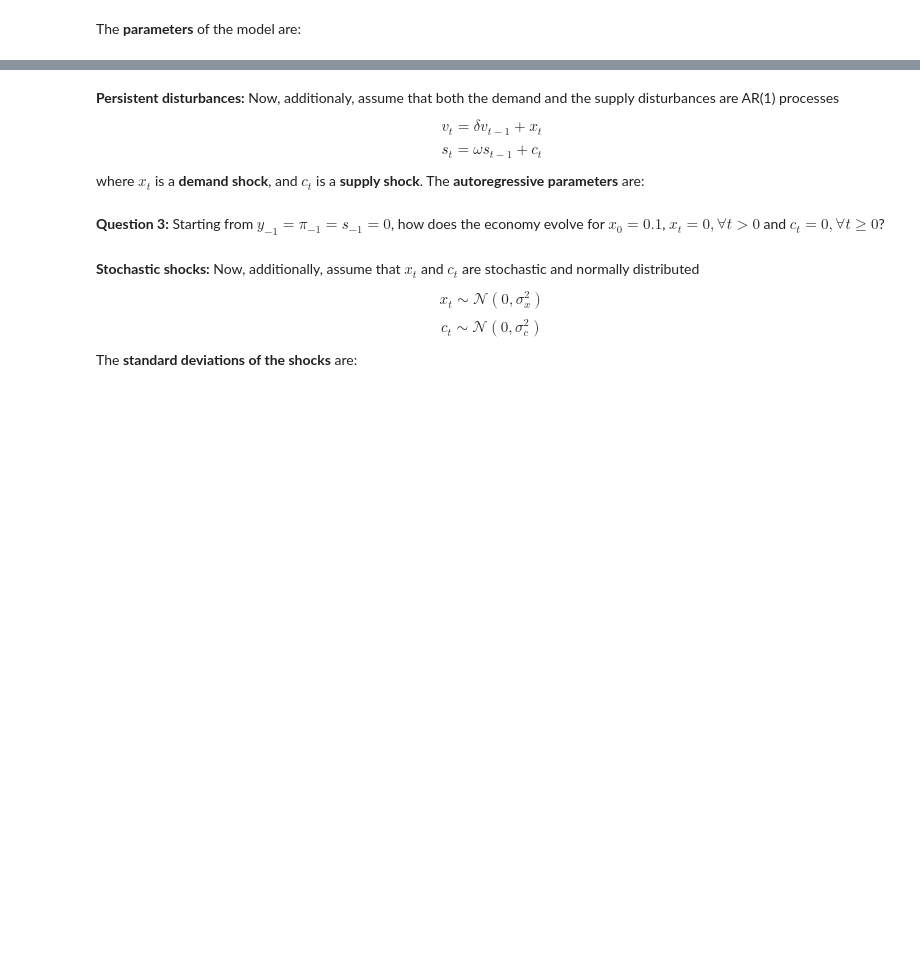
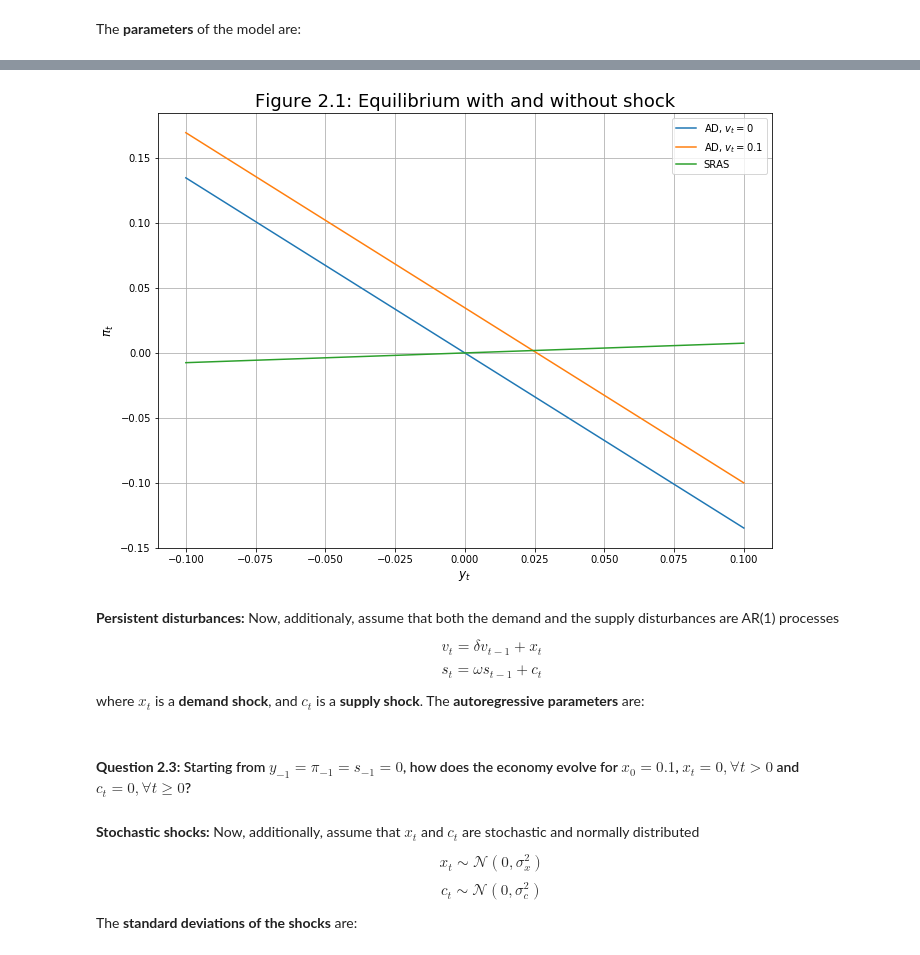
Before and after one commit to NumEconCopenhagen/projects-2019-adu, a Jupyter notebook: examproject/exam_2019.ipynb, the cells around one changed output, grey strips where cells are left out. Saved outputs shown, nothing was run; the diff lists cells and outputs as text; code cells hidden in the pictures; blank space fills up the shorter version.

```diff
--- a/examproject/exam_2019.ipynb
+++ b/examproject/exam_2019.ipynb
@@ -310,3 +412,41 @@ par['gamma'] = 0.075
+# %%
+# First we define the AD and SRAS functions
+def AD_fig(v,y):
+    return (1/(par['h']*par['alpha'])*(v-(1+par['b']*par['alpha'])*y))
+def SRAS_fig(pi_lag,y,y_lag,s,s_lag):
+    return pi_lag + par['gamma']*y - par['phi']*par['gamma']*y_lag + s - par['phi']*s_lag
+# %%
+# Below the needed values for the figure are defined
+y = np.linspace(-0.1,0.1,50)
+
+# Values without shock
+y_lag = 0
+pi_lag = 0
+v = 0
+s = 0
+s_lag = 0
+
+# Only value that changes with shock is v
+v_s = 0.1
+
+AD = AD_fig(v,y)
+AD_shock = AD_fig(v_s,y)
+SRAS = SRAS_fig(pi_lag,y,y_lag,s,s_lag)
+
+# Figure is plotted
+fig = plt.figure(figsize=(11,8))
+ax = fig.add_subplot(1,1,1)
+ax.plot(y,AD, label='AD, $v_t=0$')
+ax.plot(y,AD_shock,label='AD, $v_t=0.1$')
+ax.plot(y,SRAS, label='SRAS')
+ax.set_xlabel('$y_t$',size=12)
+ax.set_ylabel('$\pi_t$',size=12)
+ax.legend()
+ax.grid()
+plt.title('Figure 2.1: Equilibrium with and without shock', size=18)
+plt.show()
+# %% [output]
+[figure, added]
 # %% [markdown]
 **Persistent disturbances:** Now, additionaly, assume that both the demand and the supply disturbances are AR(1) processes
 
@@ -318,7 +458,7 @@ where $x_{t}$ is a **demand shock**, and $c_t$ is a **supply shock**. The **auto
 par['delta'] = 0.80
 par['omega'] = 0.15
 # %% [markdown]
-**Question 3:** Starting from $y_{-1} = \pi_{-1} = s_{-1} = 0$, how does the economy evolve for $x_0 = 0.1$, $x_t = 0, \forall t > 0$ and $c_t = 0, \forall t \geq 0$?
+#### **Question 2.3:** Starting from $y_{-1} = \pi_{-1} = s_{-1} = 0$, how does the economy evolve for $x_0 = 0.1$, $x_t = 0, \forall t > 0$ and $c_t = 0, \forall t \geq 0$?
 # %% [markdown]
 **Stochastic shocks:** Now, additionally, assume that $x_t$ and $c_t$ are stochastic and normally distributed
 
```
Also changed, not shown: parts of 41 cells of this notebook, 2 other files.
